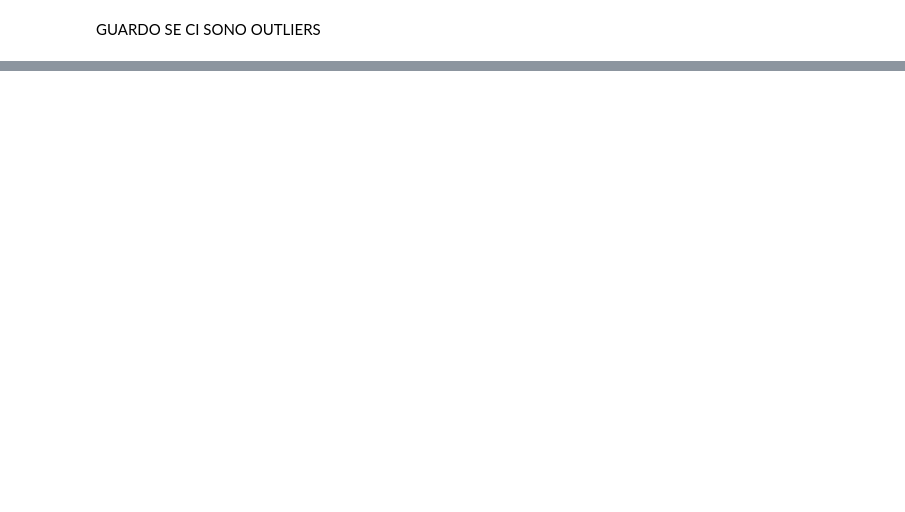
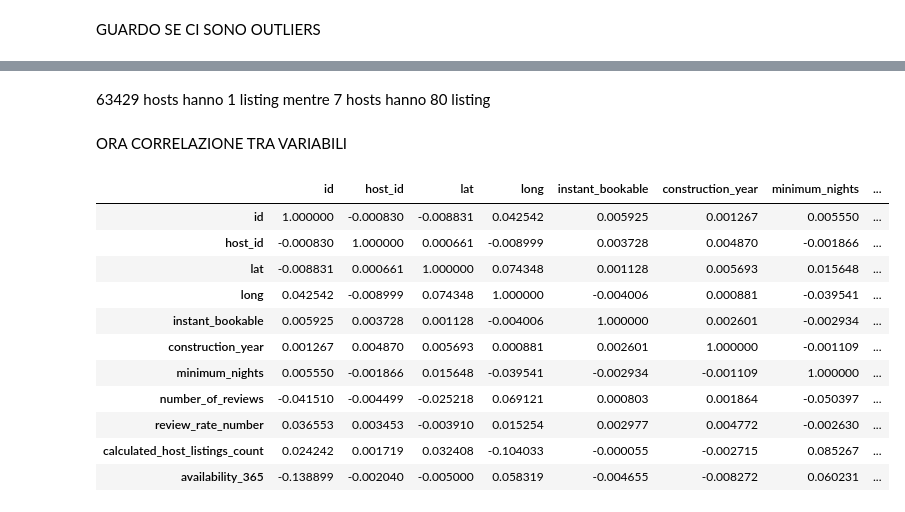
Before and after one commit to AnnaBicelli/Airbnb_Open_Data_project, a Jupyter notebook: Airbnb_Project.ipynb, the cells around one changed output, grey strips where cells are left out. Cells and saved outputs as stored; diff of their text form; code cells hidden in the pictures; blank space fills up the shorter version.

Commit message:
Beginning value analysis, outliers
I started to analyze the values in the dataframe, fixed the outliers.

```diff
--- a/Airbnb_Project.ipynb
+++ b/Airbnb_Project.ipynb
@@ -483,0 +511,3 @@ GUARDO SE CI SONO OUTLIERS
+# %%
+airbnb_df['neighbourhood_group'][13] = 'Brooklyn'
+airbnb_df['neighbourhood_group'][18] = 'Manhattan'
@@ -483,0 +583,2 @@ GUARDO SE CI SONO OUTLIERS
+# %%
+airbnb_df.construction_year = airbnb_df.construction_year.astype(int)
@@ -483,0 +687,3 @@ GUARDO SE CI SONO OUTLIERS
+# %%
+# Seleziona le righe con 'minimum_nights' negativo e assegna loro il valore 0 nella colonna minimum_night
+airbnb_df.loc[airbnb_df['minimum_nights'] < 0, 'minimum_nights'] = 0
@@ -483,0 +758,20 @@ GUARDO SE CI SONO OUTLIERS
+# %% [markdown]
+63429 hosts hanno 1 listing mentre 7 hosts hanno 80 listing
+# %% [markdown]
+ORA CORRELAZIONE TRA VARIABILI
+# %%
+airbnb_df_corr = airbnb_df.corr(numeric_only=True)
+airbnb_df_corr
+# %% [output]
+|  | id | host_id | lat | long | instant_bookable | construction_year | minimum_nights | ... |
+| id | 1.000000 | -0.000830 | -0.008831 | 0.042542 | 0.005925 | 0.001267 | 0.005550 | ... |
+| host_id | -0.000830 | 1.000000 | 0.000661 | -0.008999 | 0.003728 | 0.004870 | -0.001866 | ... |
+| lat | -0.008831 | 0.000661 | 1.000000 | 0.074348 | 0.001128 | 0.005693 | 0.015648 | ... |
+| long | 0.042542 | -0.008999 | 0.074348 | 1.000000 | -0.004006 | 0.000881 | -0.039541 | ... |
+| instant_bookable | 0.005925 | 0.003728 | 0.001128 | -0.004006 | 1.000000 | 0.002601 | -0.002934 | ... |
+| construction_year | 0.001267 | 0.004870 | 0.005693 | 0.000881 | 0.002601 | 1.000000 | -0.001109 | ... |
+| minimum_nights | 0.005550 | -0.001866 | 0.015648 | -0.039541 | -0.002934 | -0.001109 | 1.000000 | ... |
+| number_of_reviews | -0.041510 | -0.004499 | -0.025218 | 0.069121 | 0.000803 | 0.001864 | -0.050397 | ... |
+| review_rate_number | 0.036553 | 0.003453 | -0.003910 | 0.015254 | 0.002977 | 0.004772 | -0.002630 | ... |
+| calculated_host_listings_count | 0.024242 | 0.001719 | 0.032408 | -0.104033 | -0.000055 | -0.002715 | 0.085267 | ... |
+| availability_365 | -0.138899 | -0.002040 | -0.005000 | 0.058319 | -0.004655 | -0.008272 | 0.060231 | ... |
```
Also changed, not shown: parts of 45 cells of this notebook.
